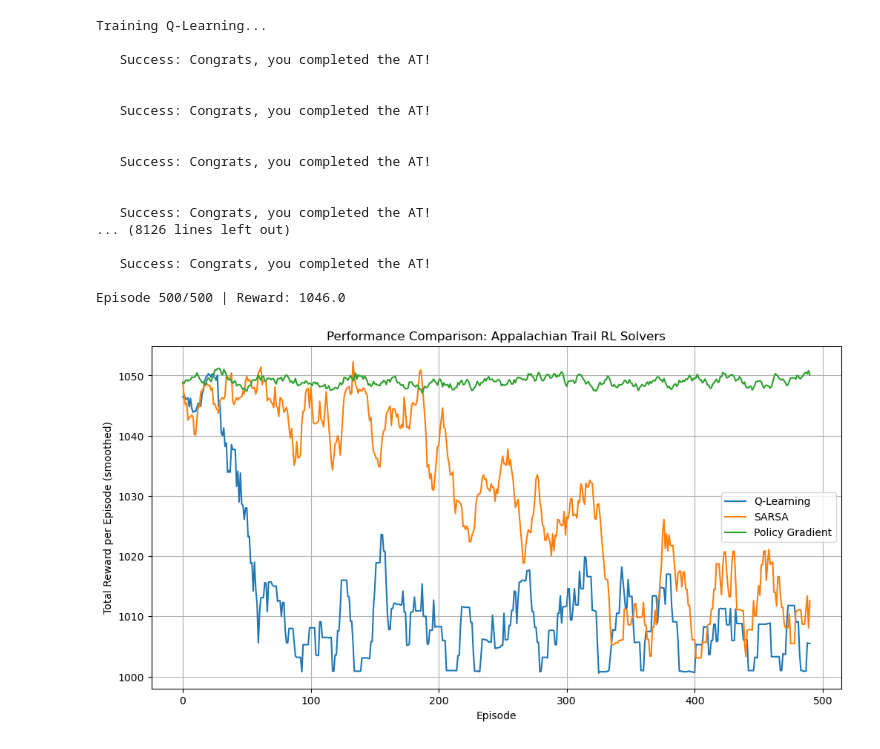
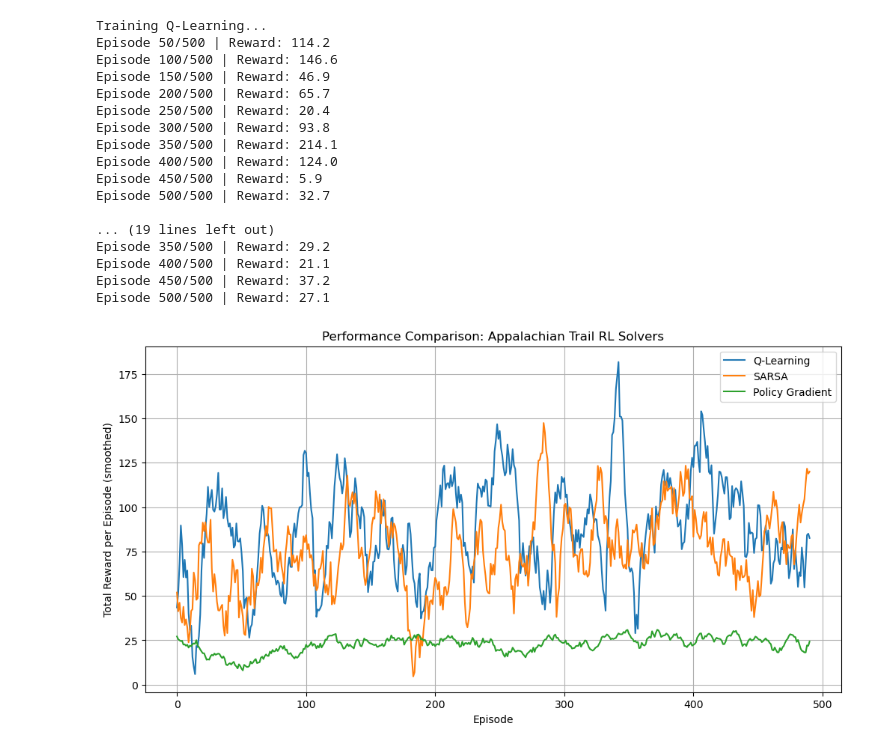
Before and after one commit to gentrylamb/dsan6650-final-project, a Jupyter notebook: test.ipynb, the cells around one changed output. Drawn from its saved outputs; the diff is of its cells as text; code cells hidden in the pictures.

```diff
--- a/test.ipynb
+++ b/test.ipynb
@@ -34,6 +133,7 @@ import matplotlib.pyplot as plt
 import numpy as np
 
 from AppalachianRL.envs.trail import AppalachianTrailEnv
+from AppalachianRL.envs.trail_adv import AppalachianTrailAdvEnv
 from AppalachianRL.solvers.q_learning import QLearningSolver
 from AppalachianRL.solvers.sarsa import SarsaSolver
 from AppalachianRL.solvers.policy_gradient import PolicyGradientSolver
@@ -41,14 +141,13 @@ from AppalachianRL.solvers.policy_gradient import PolicyGradientSolver
 # ---------------------------
 # Experiment Parameters
 # ---------------------------
-EPISODES = 500      # number of training episodes for each solver
+EPISODES = 500     # number of training episodes for each solver
 SEED = 2025
 
 # ---------------------------
 # Initialize environment
 # ---------------------------
-# env = AppalachianTrailEnv(seed=SEED)
-env = AppalachianTrailEnv(trail_length=50, max_energy=100, max_food=10)
+env = AppalachianTrailAdvEnv(seed=SEED)
 
 # ---------------------------
 # Initialize solvers
@@ -59,46 +158,46 @@ solvers = {
     "Policy Gradient": PolicyGradientSolver(env, lr=1e-3, gamma=0.99, seed=SEED)
 }
 
 # ---------------------------
 # Train each solver and collect rewards
 # ---------------------------
 all_rewards = {}
 
 for name, solver in solvers.items():
     print(f"\nTraining {name}...")
     rewards = solver.train(episodes=EPISODES)
     all_rewards[name] = rewards
 
 # ---------------------------
 # Plot results
 # ---------------------------
 plt.figure(figsize=(12, 6))
 for name, rewards in all_rewards.items():
     smoothed = np.convolve(rewards, np.ones(10)/10, mode='valid')
     plt.plot(smoothed, label=name)
 
 plt.title("Performance Comparison: Appalachian Trail RL Solvers")
 plt.xlabel("Episode")
 plt.ylabel("Total Reward per Episode (smoothed)")
 plt.legend()
 plt.grid(True)
 plt.show()
 # %% [output]
 Training Q-Learning...
+Episode 50/500 | Reward: 114.2
+Episode 100/500 | Reward: 146.6
+Episode 150/500 | Reward: 46.9
+Episode 200/500 | Reward: 65.7
+Episode 250/500 | Reward: 20.4
+Episode 300/500 | Reward: 93.8
+Episode 350/500 | Reward: 214.1
+Episode 400/500 | Reward: 124.0
+Episode 450/500 | Reward: 5.9
+Episode 500/500 | Reward: 32.7
 
-   Success: Congrats, you completed the AT!
-
-
-   Success: Congrats, you completed the AT!
-
-
-   Success: Congrats, you completed the AT!
-
-
-   Success: Congrats, you completed the AT!
-... (8126 lines left out)
-
-   Success: Congrats, you completed the AT!
-
-Episode 500/500 | Reward: 1046.0
+... (19 lines left out)
+Episode 350/500 | Reward: 29.2
+Episode 400/500 | Reward: 21.1
+Episode 450/500 | Reward: 37.2
+Episode 500/500 | Reward: 27.1
-[figure, old version]
+[figure, new version]
```
Also changed, not shown: parts of 2 cells of this notebook, 6 other files.
